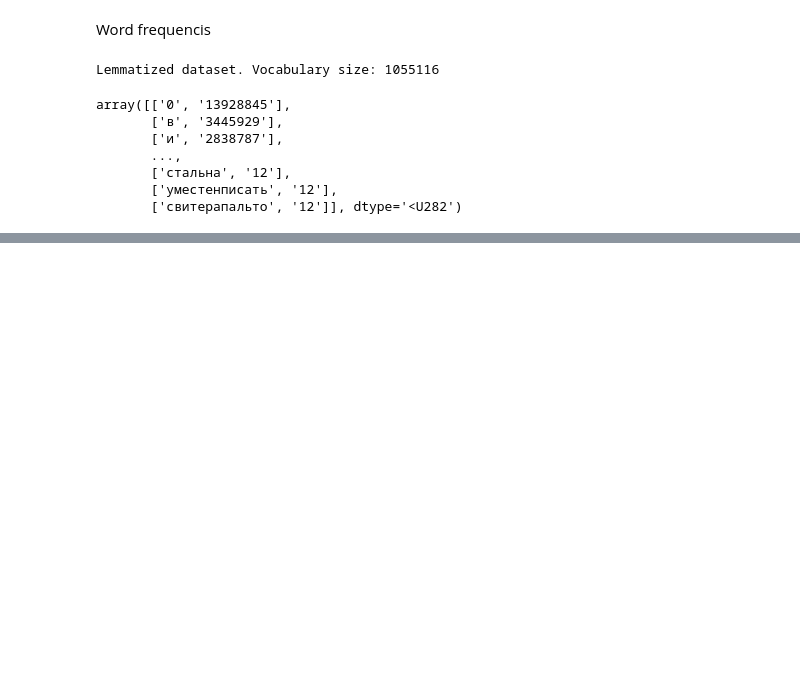
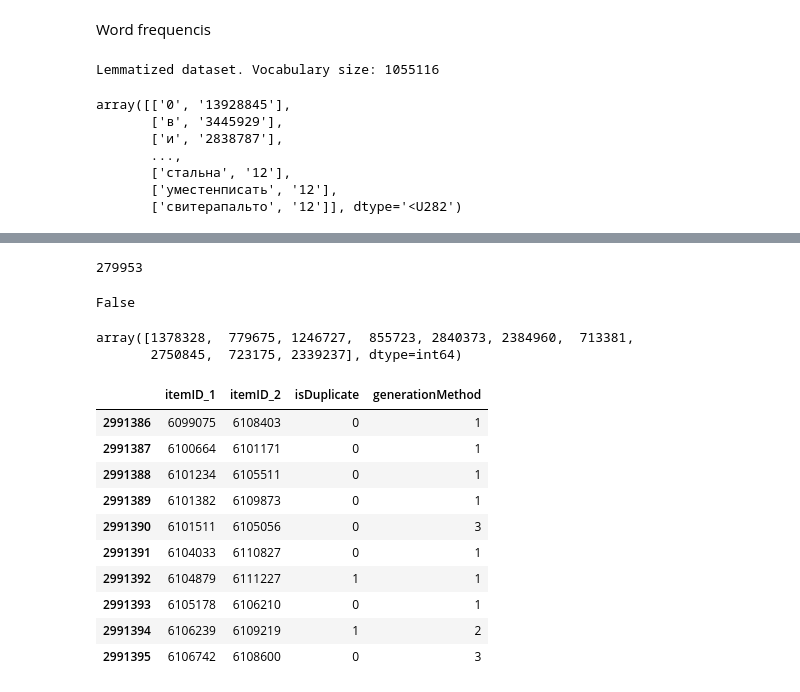
Before and after one commit to msmilevski/nrl, a Jupyter notebook: data_exploration.ipynb, the cells around one changed output, grey strips where cells are left out. Cells and saved outputs as stored; diff of their text form; code cells hidden in the pictures; blank space fills up the shorter version.

```diff
--- a/data_exploration.ipynb
+++ b/data_exploration.ipynb
@@ -280,0 +291,4 @@ array([['0', '13928845'],
+# %%
+import pandas as pd
+train_info_path = "dataset/avito-duplicate-ads-detection/ItemPairs_train.csv"
+reader = pd.read_csv(train_info_path, encoding='utf-8')
@@ -280,0 +332,8 @@ array([['0', '13928845'],
+# %%
+len(reader.index[reader.itemID_2.isin(diff)])
+# %% [output]
+279953
+# %%
+7 in v
+# %% [output]
+False
@@ -280,0 +344,20 @@ array([['0', '13928845'],
+# %%
+k = np.random.choice(v, 10)
+k
+# %% [output]
+array([1378328,  779675, 1246727,  855723, 2840373, 2384960,  713381,
+       2750845,  723175, 2339237], dtype=int64)
+# %%
+reader[-10:]
+# %% [output]
+|  | itemID_1 | itemID_2 | isDuplicate | generationMethod |
+| 2991386 | 6099075 | 6108403 | 0 | 1 |
+| 2991387 | 6100664 | 6101171 | 0 | 1 |
+| 2991388 | 6101234 | 6105511 | 0 | 1 |
+| 2991389 | 6101382 | 6109873 | 0 | 1 |
+| 2991390 | 6101511 | 6105056 | 0 | 3 |
+| 2991391 | 6104033 | 6110827 | 0 | 1 |
+| 2991392 | 6104879 | 6111227 | 1 | 1 |
+| 2991393 | 6105178 | 6106210 | 0 | 1 |
+| 2991394 | 6106239 | 6109219 | 1 | 2 |
+| 2991395 | 6106742 | 6108600 | 0 | 3 |
```
Also changed, not shown: parts of 17 cells of this notebook.
